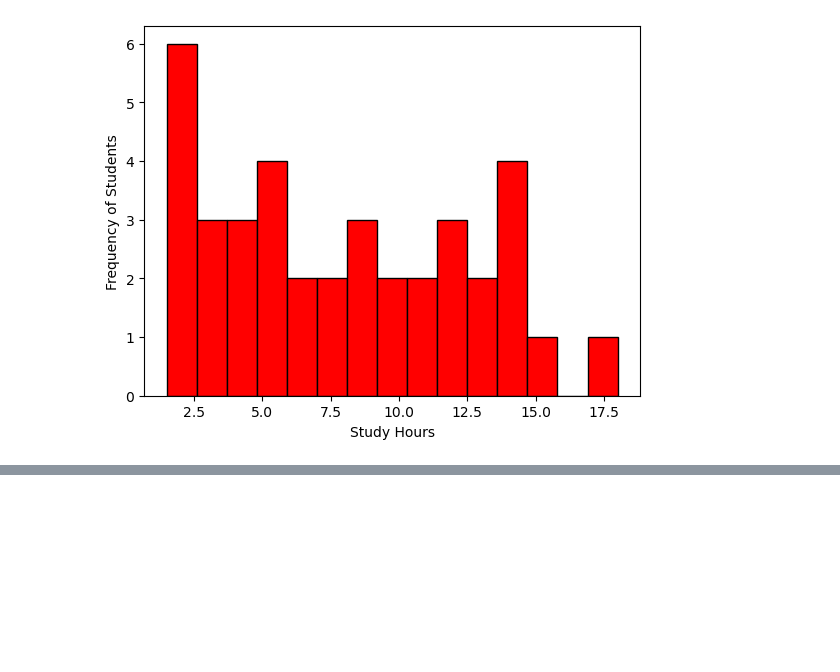
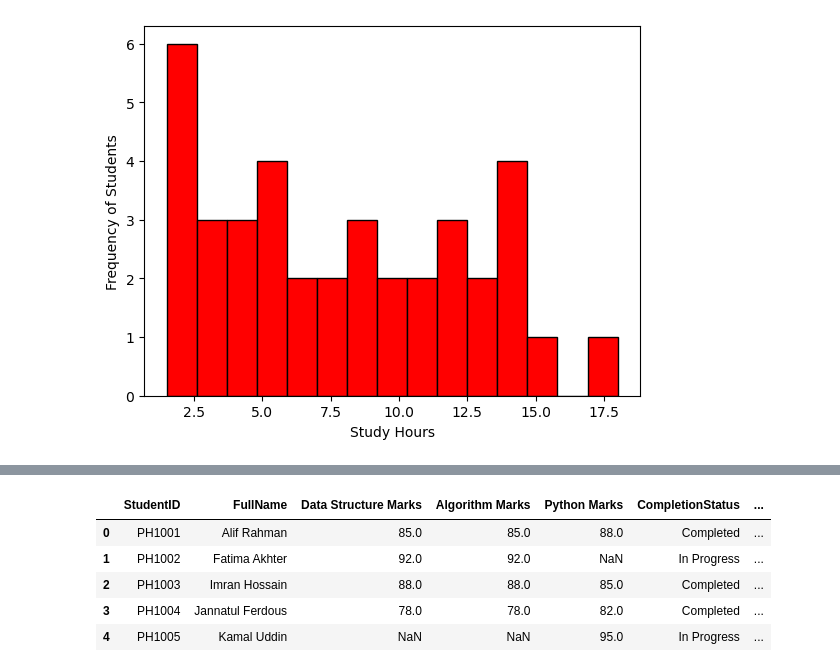
Before and after one commit to nafijur-rahaman/Data-Analysis-With-Python, a Jupyter notebook: Matplotlib/basic.ipynb, the cells around one changed output, grey strips where cells are left out. Drawn from its saved outputs; the diff is of its cells as text; code cells hidden in the pictures; blank space fills up the shorter version.

```diff
--- a/Matplotlib/basic.ipynb
+++ b/Matplotlib/basic.ipynb
@@ -124,0 +165,13 @@ Text(0, 0.5, 'Frequency of Students')
+# %%
+#  Bar chart on real data
+
+df = pd.read_csv('student_data.csv')
+
+df.head()
+# %% [output]
+|  | StudentID | FullName | Data Structure Marks | Algorithm Marks | Python Marks | CompletionStatus | ... |
+| 0 | PH1001 | Alif Rahman | 85.0 | 85.0 | 88.0 | Completed | ... |
+| 1 | PH1002 | Fatima Akhter | 92.0 | 92.0 | NaN | In Progress | ... |
+| 2 | PH1003 | Imran Hossain | 88.0 | 88.0 | 85.0 | Completed | ... |
+| 3 | PH1004 | Jannatul Ferdous | 78.0 | 78.0 | 82.0 | Completed | ... |
+| 4 | PH1005 | Kamal Uddin | NaN | NaN | 95.0 | In Progress | ... |
```
Also changed, not shown: parts of 7 cells of this notebook, 1 other file.
